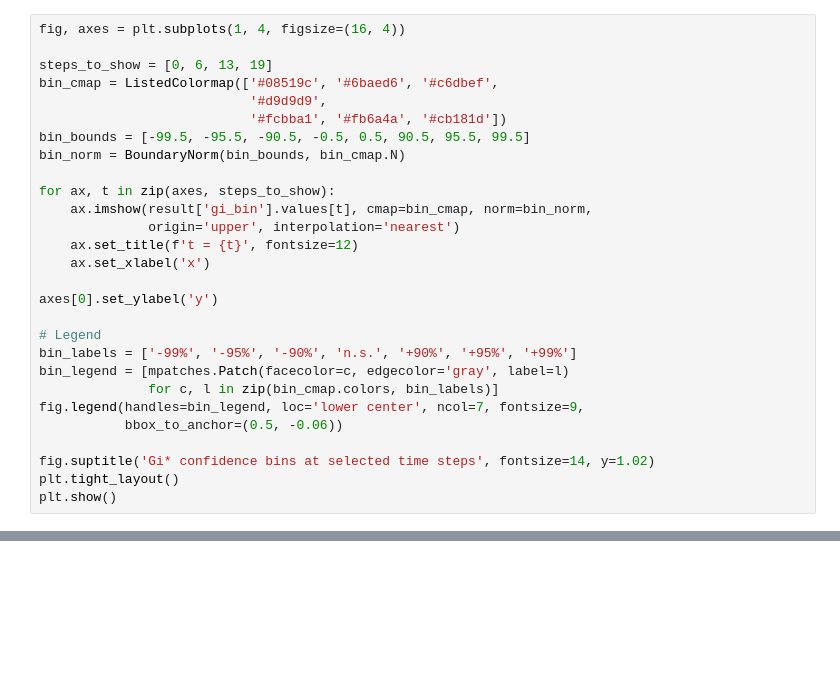
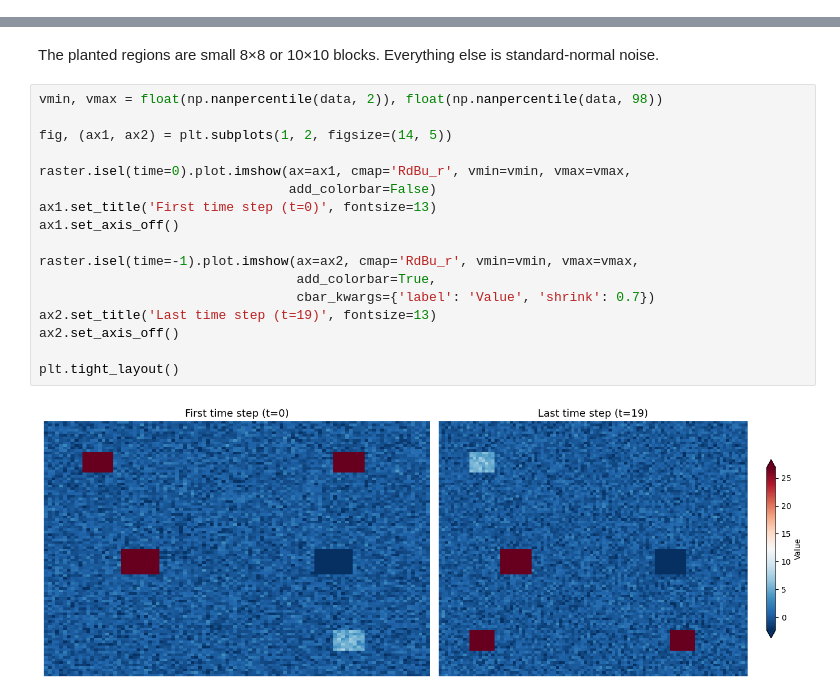
Before and after one commit to makepath/xarray-spatial, a Jupyter notebook: examples/user_guide/8_Emerging_Hotspots.ipynb, the cells around one changed output, grey strips where cells are left out. Drawn from its saved outputs; the diff is of its cells as text; blank space fills up the shorter version.

```diff
--- a/examples/user_guide/8_Emerging_Hotspots.ipynb
+++ b/examples/user_guide/8_Emerging_Hotspots.ipynb
@@ -311,28 +0,0 @@ We can also visualise the `gi_bin` variable as a heatmap across all pixels and t
-# %%
-fig, axes = plt.subplots(1, 4, figsize=(16, 4))
-
-steps_to_show = [0, 6, 13, 19]
-bin_cmap = ListedColormap(['#08519c', '#6baed6', '#c6dbef',
-                           '#d9d9d9',
-                           '#fcbba1', '#fb6a4a', '#cb181d'])
-bin_bounds = [-99.5, -95.5, -90.5, -0.5, 0.5, 90.5, 95.5, 99.5]
-bin_norm = BoundaryNorm(bin_bounds, bin_cmap.N)
-
-for ax, t in zip(axes, steps_to_show):
-    ax.imshow(result['gi_bin'].values[t], cmap=bin_cmap, norm=bin_norm,
-              origin='upper', interpolation='nearest')
-    ax.set_title(f't = {t}', fontsize=12)
-    ax.set_xlabel('x')
-
-axes[0].set_ylabel('y')
-
-# Legend
-bin_labels = ['-99%', '-95%', '-90%', 'n.s.', '+90%', '+95%', '+99%']
-bin_legend = [mpatches.Patch(facecolor=c, edgecolor='gray', label=l)
-              for c, l in zip(bin_cmap.colors, bin_labels)]
-fig.legend(handles=bin_legend, loc='lower center', ncol=7, fontsize=9,
-           bbox_to_anchor=(0.5, -0.06))
-
-fig.suptitle('Gi* confidence bins at selected time steps', fontsize=14, y=1.02)
-plt.tight_layout()
-plt.show()
@@ -427,0 +90,21 @@ result['trend_pvalue']  # (y, x) float32 — Mann-Kendall p
+# %% [markdown]
+The planted regions are small 8×8 or 10×10 blocks. Everything else is standard-normal noise.
+# %%
+vmin, vmax = float(np.nanpercentile(data, 2)), float(np.nanpercentile(data, 98))
+
+fig, (ax1, ax2) = plt.subplots(1, 2, figsize=(14, 5))
+
+raster.isel(time=0).plot.imshow(ax=ax1, cmap='RdBu_r', vmin=vmin, vmax=vmax,
+                                add_colorbar=False)
+ax1.set_title('First time step (t=0)', fontsize=13)
+ax1.set_axis_off()
+
+raster.isel(time=-1).plot.imshow(ax=ax2, cmap='RdBu_r', vmin=vmin, vmax=vmax,
+                                 add_colorbar=True,
+                                 cbar_kwargs={'label': 'Value', 'shrink': 0.7})
+ax2.set_title('Last time step (t=19)', fontsize=13)
+ax2.set_axis_off()
+
+plt.tight_layout()
+# %% [output]
+[figure, added]
```
Also changed, not shown: parts of 50 cells of this notebook, 8 other files.
